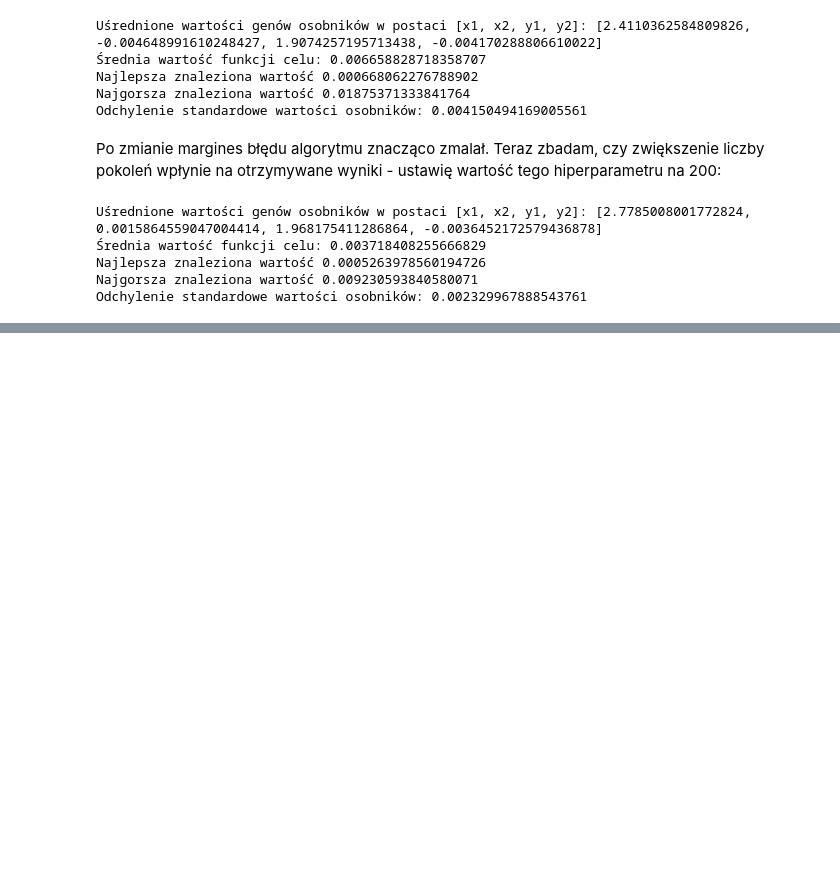
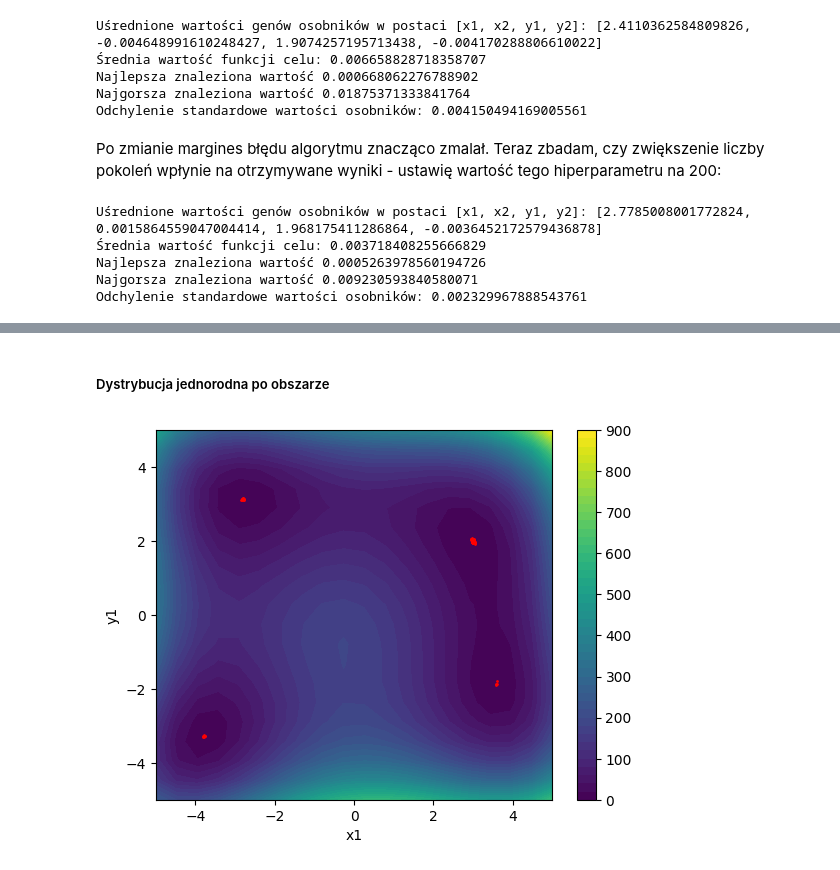
Before and after one commit to maksnowak/evolutionary-algorithm, a Jupyter notebook: zad2.ipynb, the cells around one changed output, grey strips where cells are left out. Drawn from its saved outputs; the diff is of its cells as text; code cells hidden in the pictures; blank space fills up the shorter version.

```diff
--- a/zad2.ipynb
+++ b/zad2.ipynb
@@ -215,0 +226,20 @@ Podczas przeprowadzania eksperymentów po każdym etapie działania algorytmu ew
+# %%
+import matplotlib.pyplot as plt
+
+def plot_results(population, rate, crossover_prob, mutation_strength, mutation_prob, max_generations, no_of_experiments):
+    best_genes = []
+    for _ in range(no_of_experiments):
+        experiment = g_minimum(population, rate, crossover_prob, mutation_strength, mutation_prob, max_generations)
+        best_genes.append([experiment[0][0], experiment[0][2]]) # dodaj tylko wartości genów x1 i y1
+
+    # Wykres
+    x1 = np.linspace(-5, 5, 20)
+    y1 = np.linspace(-5, 5, 20)
+    X1, Y1 = np.meshgrid(x1, y1)
+    z = f1(X1, Y1)
+    plt.contourf(X1, Y1, z, 50)
+    plt.colorbar()
+    plt.scatter(*zip(*best_genes), color="red", s=1)
+    plt.xlabel("x1")
+    plt.ylabel("y1")
+    plt.show()
@@ -215,0 +252,22 @@ Podczas przeprowadzania eksperymentów po każdym etapie działania algorytmu ew
+# %%
+# Jednorodna dystrybucja
+x = np.linspace(-5, 5, 10)
+y = np.linspace(-5, 5, 10)
+X, Y = np.meshgrid(x, y)
+even_individuals = list(map(list, zip(X.flatten(), Y.flatten(), X.flatten(), Y.flatten())))
+
+# Rozkład normalny
+distributed_individuals = []
+for _ in range(100):
+    distributed_individuals.append([
+        np.random.normal(-0.3, 1),
+        np.random.normal(-0.9, 1),
+        np.random.normal(0, 1),
+        np.random.normal(0, 1)
+    ])
+# %% [markdown]
+##### Dystrybucja jednorodna po obszarze
+# %%
+plot_results(even_individuals, rate, 0.8, 0.5, 0.5, 100, 200)
+# %% [output]
+[figure, added]
```
Also changed, not shown: parts of 39 cells of this notebook.
